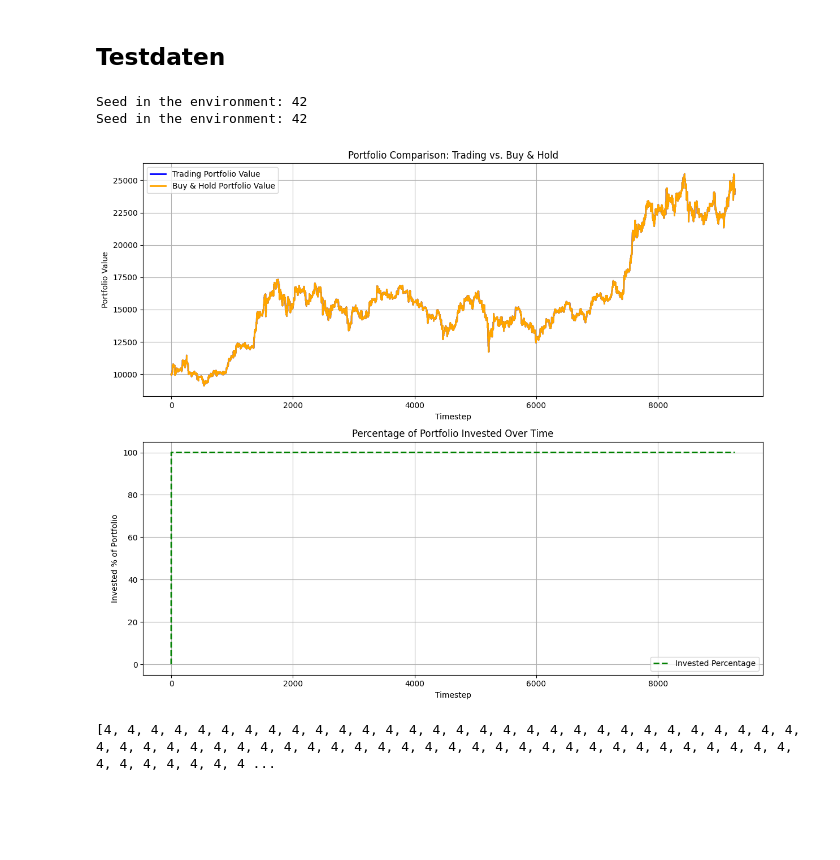
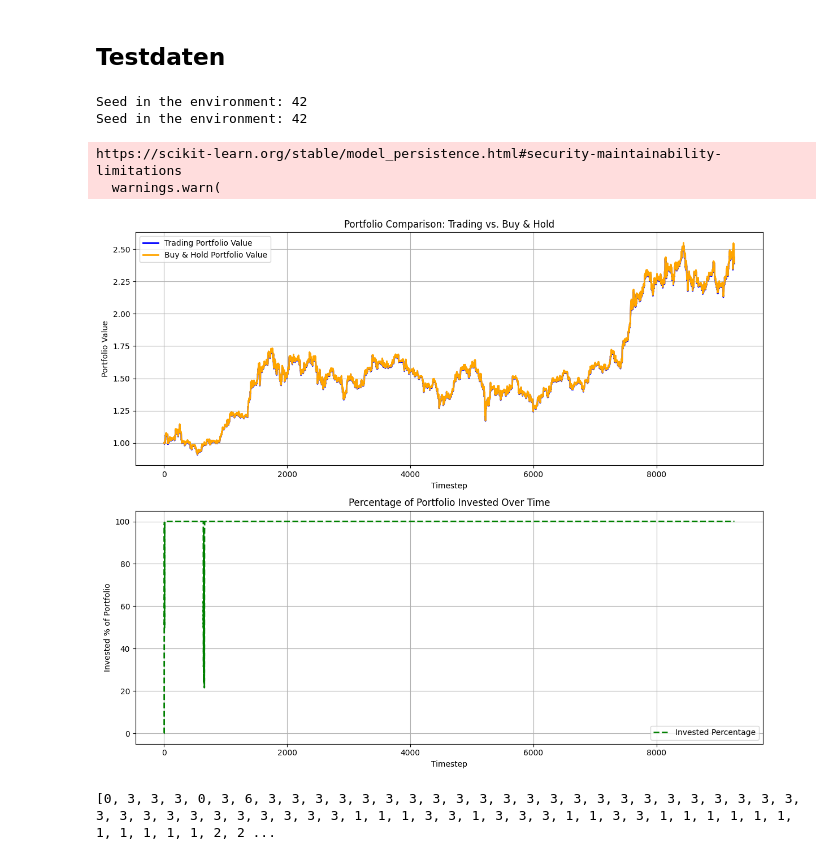
Before and after one commit to TrxtanF/Studienarbeit, a Jupyter notebook: Agents/A2C/A2C_Agent.ipynb, the cells around one changed output. Cells and saved outputs as stored; diff of their text form; code cells hidden in the pictures; blank space fills up the shorter version.

```diff
--- a/Agents/A2C/A2C_Agent.ipynb
+++ b/Agents/A2C/A2C_Agent.ipynb
@@ -36,7 +43,7 @@ print("✅ Trainings- und Testdaten erfolgreich geladen.")
 # %%
 env = TradingEnv(
     data=train_data,
-    initial_cash=10_000,
+    initial_cash=1,
     window_size=336,
     scaler_path="../../Transform_data/scaler.pkl",
     default_seed=SEED
@@ -154,13 +161,13 @@ if version == 1:
 elif version == 2:
     # Modell 2 – Optuna-optimierte Parameter
     model = A2C("MlpPolicy", env,
-                 learning_rate=0.0007779629901797063,
-                 gamma=0.9759660718938183,
-                 n_steps=10,
-                 ent_coef =2.063477042692161e-06,
-                 vf_coef=0.2879544697496038,
-                 max_grad_norm=0.7221373760511755,
-                 gae_lambda = 0.9364764341056717,
+                 learning_rate=0.002181000085419467,
+                 gamma=0.9375026778731048,
+                 n_steps=5,
+                 ent_coef =4.348163518300396e-06,
+                 vf_coef=0.3865716709856257,
+                 max_grad_norm=0.5566804279536217,
+                 gae_lambda = 0.8321522058182133,
                  verbose=1,
                  seed=SEED)
     model.learn(total_timesteps=100_000)
@@ -254,30 +261,32 @@ Seed in the environment: 42
 # %%
 test_env = TradingEnv(
     data=test_data,
-    initial_cash=10_000,
+    initial_cash=1,
     window_size=336,
     scaler_path="../../Transform_data/scaler.pkl",
     default_seed=SEED
 )
 
 obs, info = test_env.reset(seed=SEED)
 done = False
 
 # Liste der actionen
 action_list = []
 
 while not done:
     # Bestimme die Aktion (deterministisch)
     action, _states = model.predict(obs, deterministic=True)
     action = int(action)  # oder: action = action.item()
     obs, reward, done, truncated, info = test_env.step(action)
     action_list.append(action)
 
 # Hier wird der Zustand gerendert (z.B. als Plot). Du kannst den Render-Modus anpassen.
 test_env.render(mode='human')
 print(action_list)
 # %% [output]
 Seed in the environment: 42
 Seed in the environment: 42
+https://scikit-learn.org/stable/model_persistence.html#security-maintainability-limitations
+  warnings.warn(
-[figure, old version]
+[figure, new version]
-[4, 4, 4, 4, 4, 4, 4, 4, 4, 4, 4, 4, 4, 4, 4, 4, 4, 4, 4, 4, 4, 4, 4, 4, 4, 4, 4, 4, 4, 4, 4, 4, 4, 4, 4, 4, 4, 4, 4, 4, 4, 4, 4, 4, 4, 4, 4, 4, 4, 4, 4, 4, 4, 4, 4, 4, 4, 4, 4, 4, 4, 4, 4, 4, 4, 4, 4 ...
+[0, 3, 3, 3, 0, 3, 6, 3, 3, 3, 3, 3, 3, 3, 3, 3, 3, 3, 3, 3, 3, 3, 3, 3, 3, 3, 3, 3, 3, 3, 3, 3, 3, 3, 3, 3, 3, 3, 3, 3, 3, 1, 1, 1, 3, 3, 1, 3, 3, 3, 1, 1, 3, 3, 1, 1, 1, 1, 1, 1, 1, 1, 1, 1, 1, 2, 2 ...
```
Also changed, not shown: parts of 4 cells of this notebook, 7 other files.
